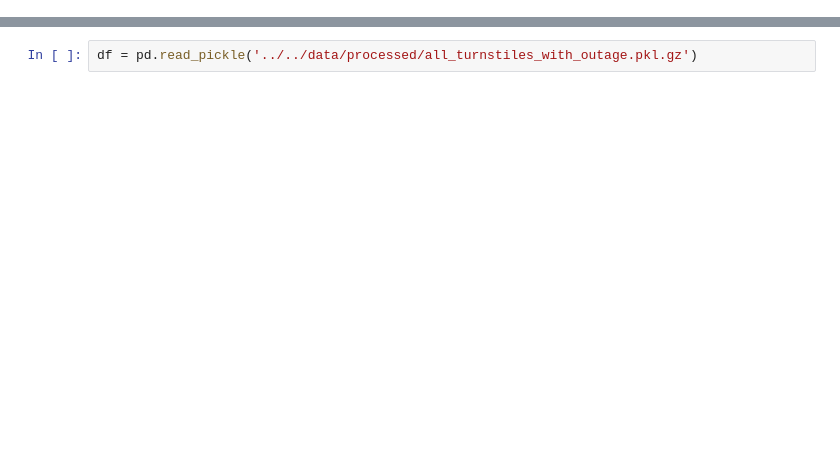
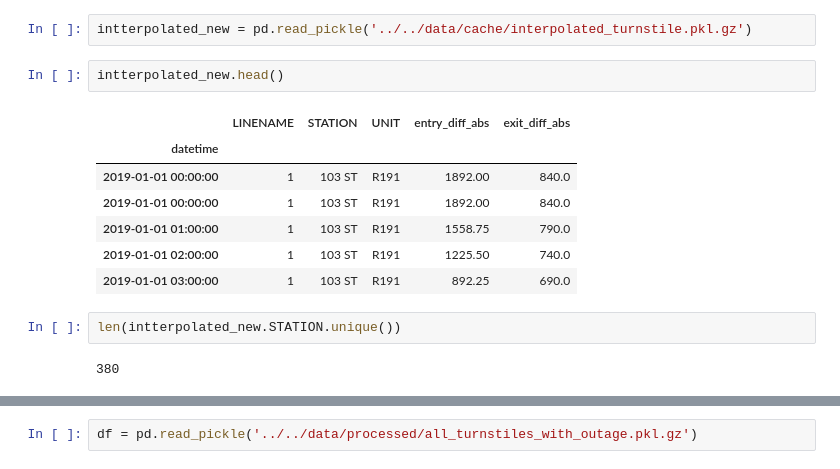
Before and after one commit to tsdataclinic/mta, a Jupyter notebook: notebooks/global_metric/02_calc_metrics.ipynb, the cells around one changed output, grey strips where cells are left out. Cells and saved outputs as stored; diff of their text form; blank space fills up the shorter version.

```diff
--- a/notebooks/global_metric/02_calc_metrics.ipynb
+++ b/notebooks/global_metric/02_calc_metrics.ipynb
@@ -12,0 +79,16 @@ import matplotlib.pyplot as plt
+# %%
+intterpolated_new = pd.read_pickle('../../data/cache/interpolated_turnstile.pkl.gz')
+# %%
+intterpolated_new.head()
+# %% [output]
+|  | LINENAME | STATION | UNIT | entry_diff_abs | exit_diff_abs |
+| datetime |  |  |  |  |  |
+| 2019-01-01 00:00:00 | 1 | 103 ST | R191 | 1892.00 | 840.0 |
+| 2019-01-01 00:00:00 | 1 | 103 ST | R191 | 1892.00 | 840.0 |
+| 2019-01-01 01:00:00 | 1 | 103 ST | R191 | 1558.75 | 790.0 |
+| 2019-01-01 02:00:00 | 1 | 103 ST | R191 | 1225.50 | 740.0 |
+| 2019-01-01 03:00:00 | 1 | 103 ST | R191 | 892.25 | 690.0 |
+# %%
+len(intterpolated_new.STATION.unique())
+# %% [output]
+380
```
Also changed, not shown: parts of 48 cells of this notebook, 4 other files.
